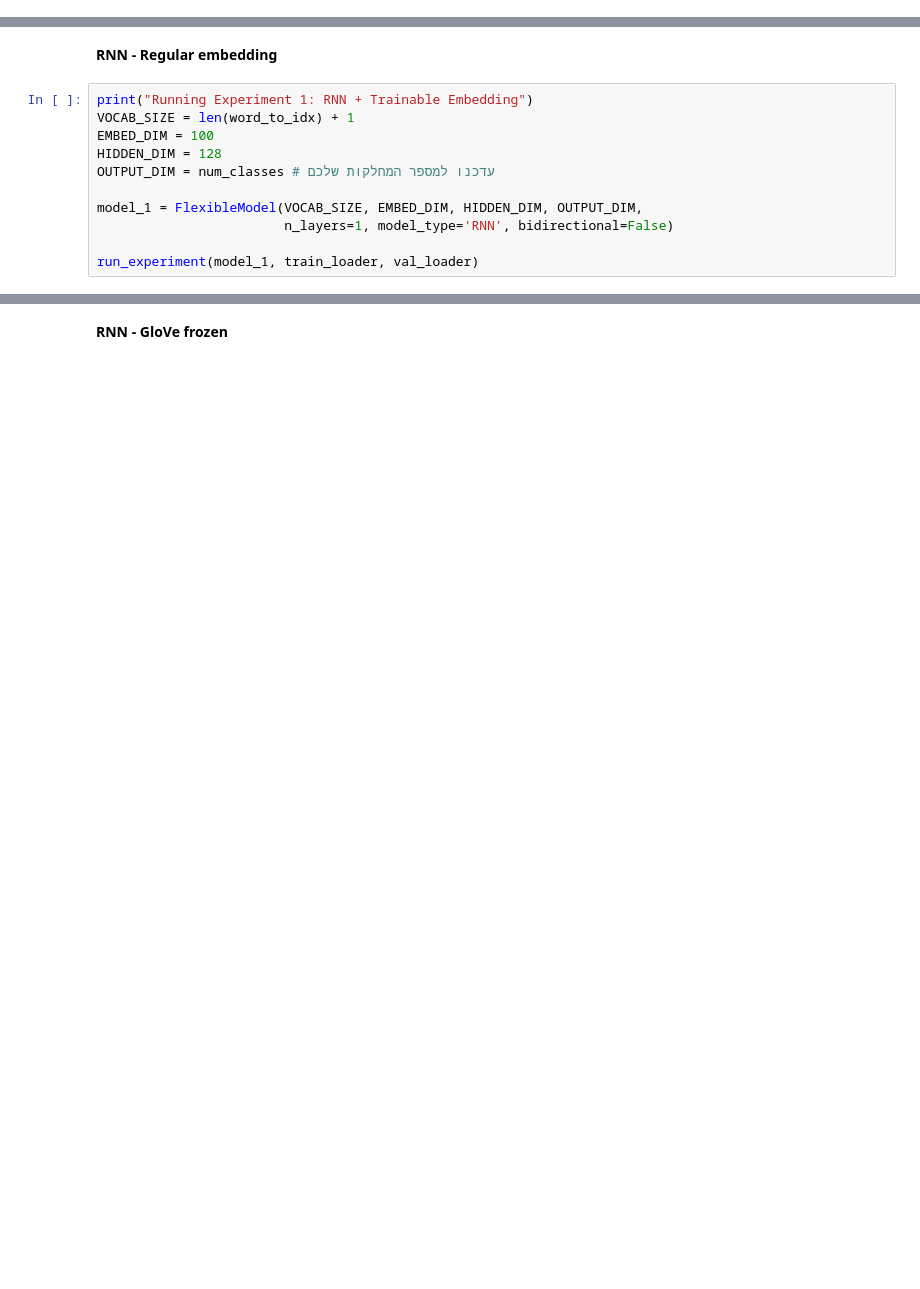
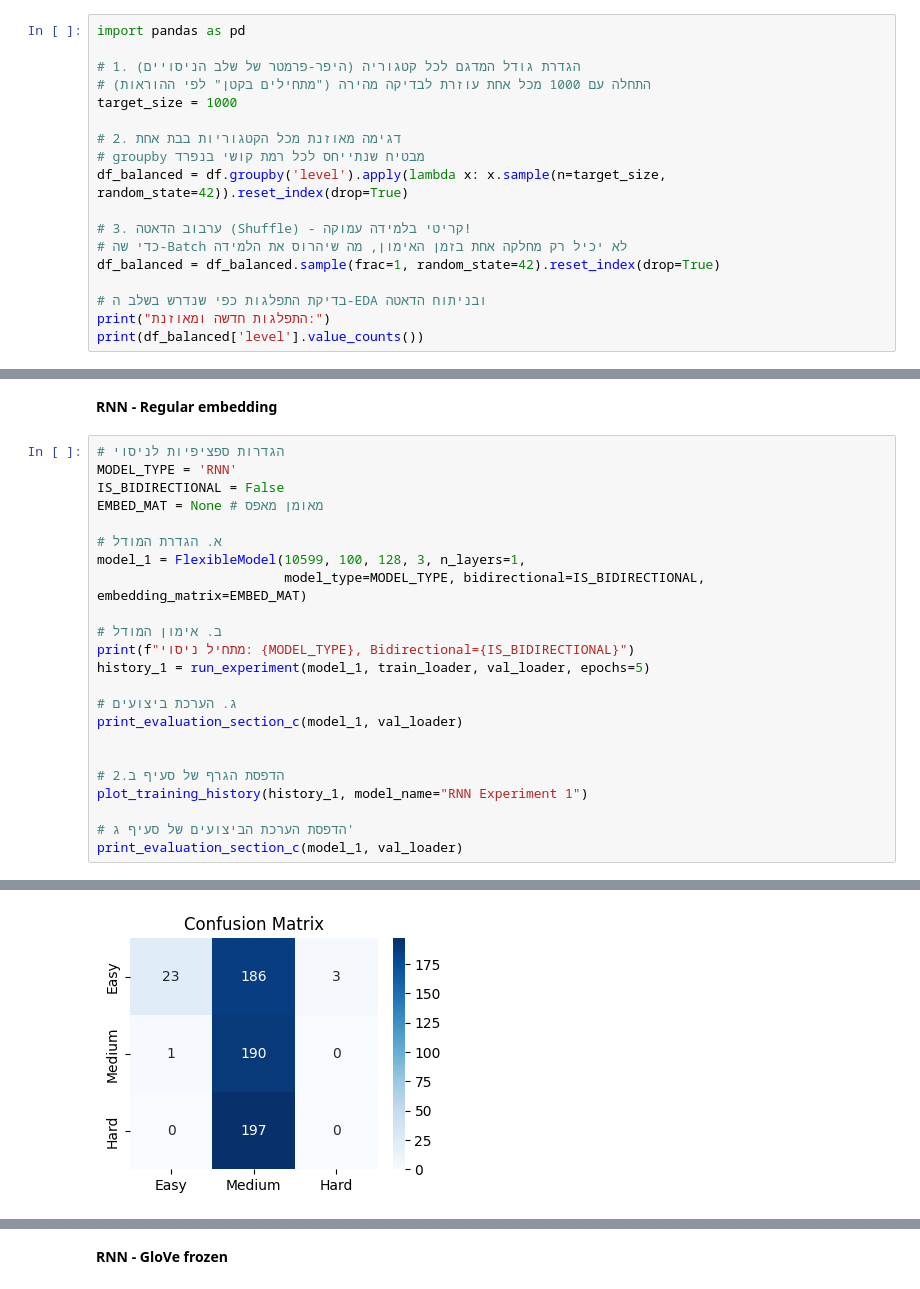
Before and after one commit to eliyahuav/NLP-project, a Jupyter notebook: PART5_Deep Learning for Text Classification.ipynb, the cells around one changed output, grey strips where cells are left out. Drawn from its saved outputs; the diff is of its cells as text; blank space fills up the shorter version.

```diff
--- a/PART5_Deep Learning for Text Classification.ipynb
+++ b/PART5_Deep Learning for Text Classification.ipynb
@@ -48,0 +42,18 @@ Name: count, dtype: int64
+# %%
+import pandas as pd
+
+# 1. הגדרת גודל המדגם לכל קטגוריה (היפר-פרמטר של שלב הניסויים)
+# התחלה עם 1000 מכל אחת עוזרת לבדיקה מהירה ("מתחילים בקטן" לפי ההוראות)
+target_size = 1000
+
+# 2. דגימה מאוזנת מכל הקטגוריות בבת אחת
+# groupby מבטיח שנתייחס לכל רמת קושי בנפרד
+df_balanced = df.groupby('level').apply(lambda x: x.sample(n=target_size, random_state=42)).reset_index(drop=True)
+
+# 3. ערבוב הדאטה (Shuffle) - קריטי בלמידה עמוקה!
+# כדי שה-Batch לא יכיל רק מחלקה אחת בזמן האימון, מה שיהרוס את הלמידה
+df_balanced = df_balanced.sample(frac=1, random_state=42).reset_index(drop=True)
+
+# בדיקת התפלגות כפי שנדרש בשלב ה-EDA ובניתוח הדאטה
+print("התפלגות חדשה ומאוזנת:")
+print(df_balanced['level'].value_counts())
@@ -383,13 +448,26 @@ def run_experiment(model, train_loader, val_loader, epochs=5):
 # %% [markdown]
 **RNN - Regular embedding**
 # %%
-print("Running Experiment 1: RNN + Trainable Embedding")
-VOCAB_SIZE = len(word_to_idx) + 1
-EMBED_DIM = 100
-HIDDEN_DIM = 128
-OUTPUT_DIM = num_classes # עדכנו למספר המחלקות שלכם
+# הגדרות ספציפיות לניסוי
+MODEL_TYPE = 'RNN'
+IS_BIDIRECTIONAL = False
+EMBED_MAT = None # מאומן מאפס
 
-model_1 = FlexibleModel(VOCAB_SIZE, EMBED_DIM, HIDDEN_DIM, OUTPUT_DIM,
-                        n_layers=1, model_type='RNN', bidirectional=False)
+# א. הגדרת המודל
+model_1 = FlexibleModel(10599, 100, 128, 3, n_layers=1,
+                        model_type=MODEL_TYPE, bidirectional=IS_BIDIRECTIONAL, embedding_matrix=EMBED_MAT)
 
-run_experiment(model_1, train_loader, val_loader)
+# ב. אימון המודל
+print(f"מתחיל ניסוי: {MODEL_TYPE}, Bidirectional={IS_BIDIRECTIONAL}")
+history_1 = run_experiment(model_1, train_loader, val_loader, epochs=5)
+
+# ג. הערכת ביצועים
+print_evaluation_section_c(model_1, val_loader)
+
+
+# הדפסת הגרף של סעיף ב.2
+plot_training_history(history_1, model_name="RNN Experiment 1")
+
+# הדפסת הערכת הביצועים של סעיף ג'
+print_evaluation_section_c(model_1, val_loader)
+# %% [output]
@@ -395,0 +493 @@ run_experiment(model_1, train_loader, val_loader)
+[figure, added]
```
Also changed, not shown: parts of 13 cells of this notebook.
